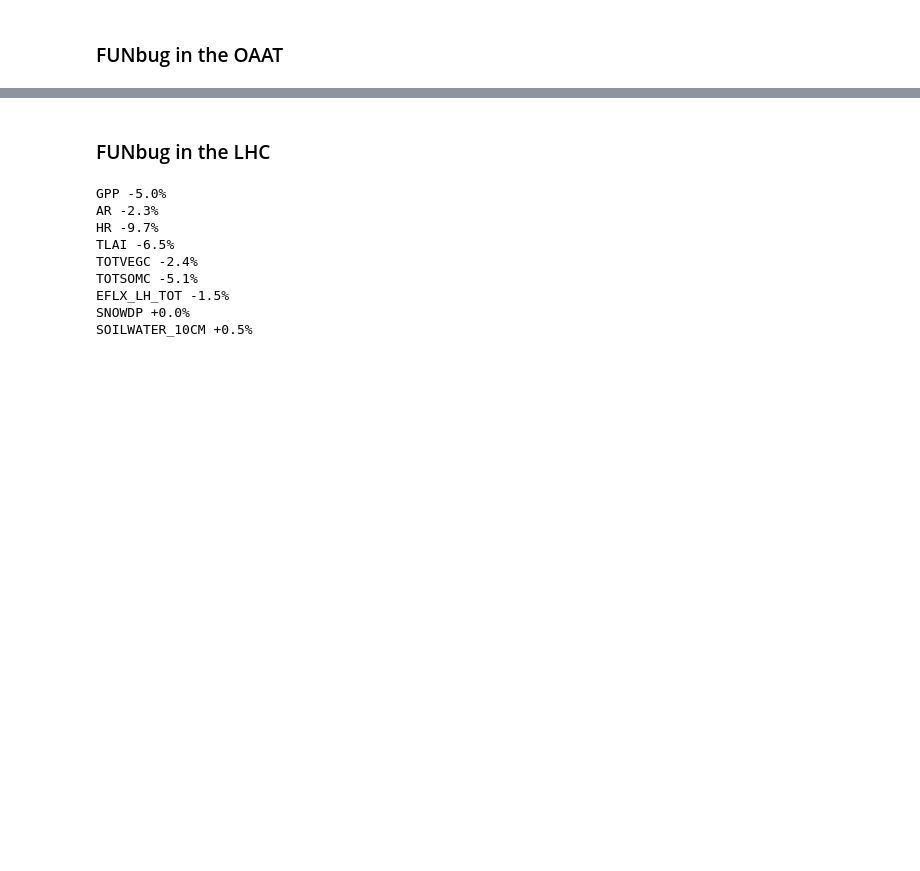
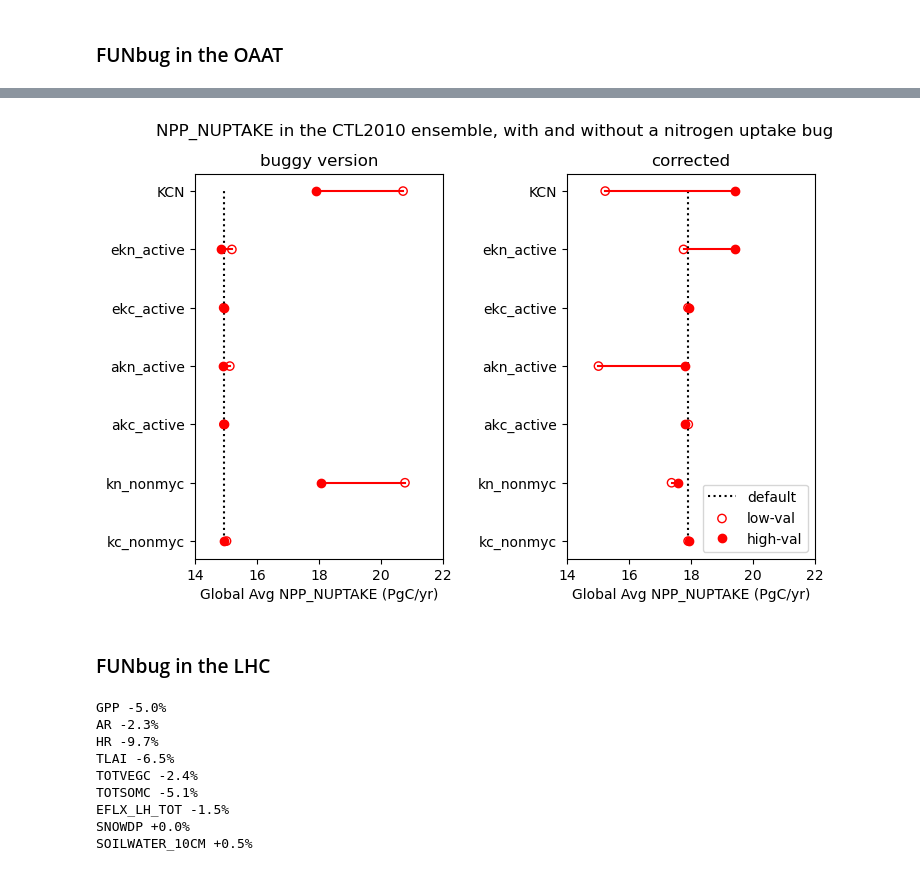
Before and after one commit to djk2120/oaat_clm5_ppe, a Jupyter notebook: pyth/FUNbug.ipynb, the cells around one changed output, grey strips where cells are left out. Saved outputs shown, nothing was run; the diff lists cells and outputs as text; code cells hidden in the pictures; blank space fills up the shorter version.

```diff
--- a/pyth/FUNbug.ipynb
+++ b/pyth/FUNbug.ipynb
@@ -67,2 +102,28 @@ SOILWATER_10CM +0.6%
+# %%
+#calculate parameter effect and plot
+cf=1e-9*24*60*60*365*la.sum()
+v='NPP_NUPTAKE'
+da=cf*gmean(amean(ds[v]),la).mean(dim='year')
+da0=cf*gmean(amean(ds0[v]),la).mean(dim='year')
+
+fig,axs=plt.subplots(1,2,figsize=[8,5])
+rank_plot(da0,7,ax=axs[0],sortby='none')
+
+
+rank_plot(da,7,ax=axs[1],sortby='none')
+
+axs[1].legend(loc=4)
+
+ts=['buggy version','corrected']
+for ax,t in zip(axs,ts):
+    ax.set_xlabel('Global Avg '+v+' (PgC/yr)')
+    ax.set_xlim([14,22])
+    ax.set_title(t)
+
+plt.subplots_adjust(wspace=0.5)
+fig.suptitle(v+' in the CTL2010 ensemble, with and without a nitrogen uptake bug');
+plt.savefig('../figs/extra/nppnup_funbug.png',dpi=300,bbox_inches='tight')
+# %% [output]
+[figure, added]
 # %% [markdown]
 ### FUNbug in the LHC
```
Also changed, not shown: parts of 10 cells of this notebook.
